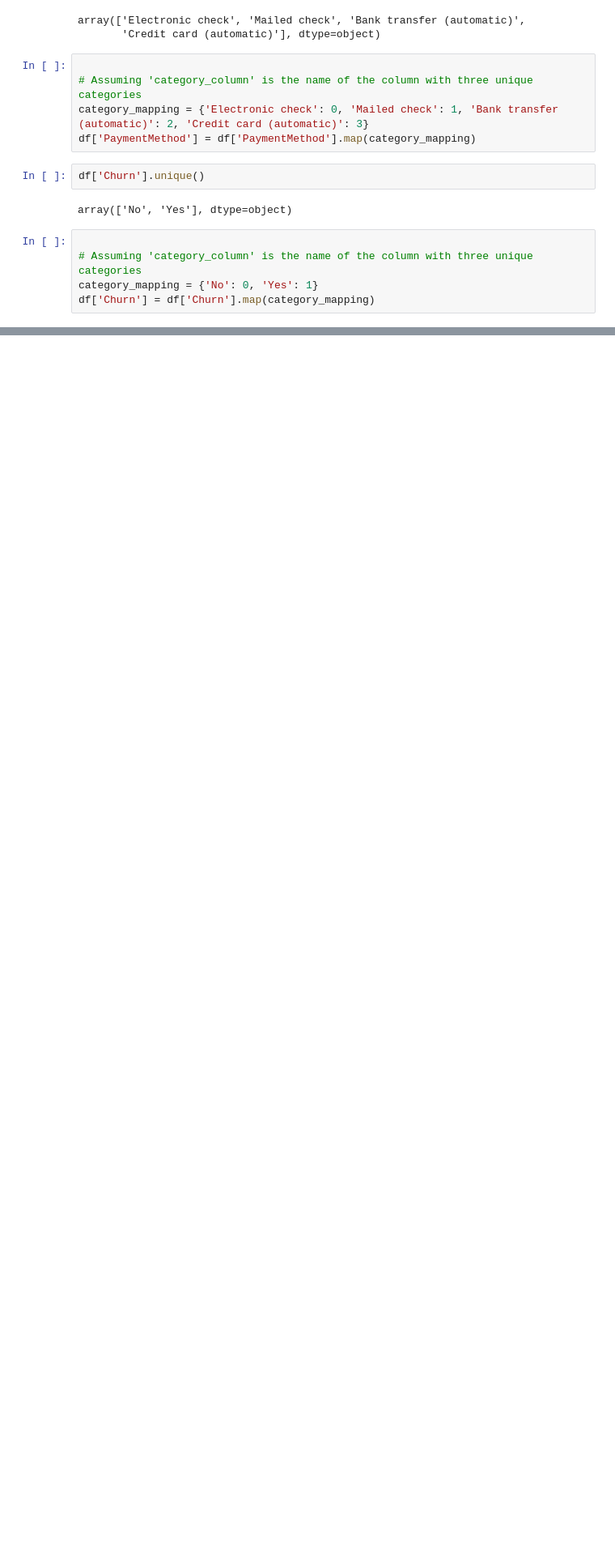
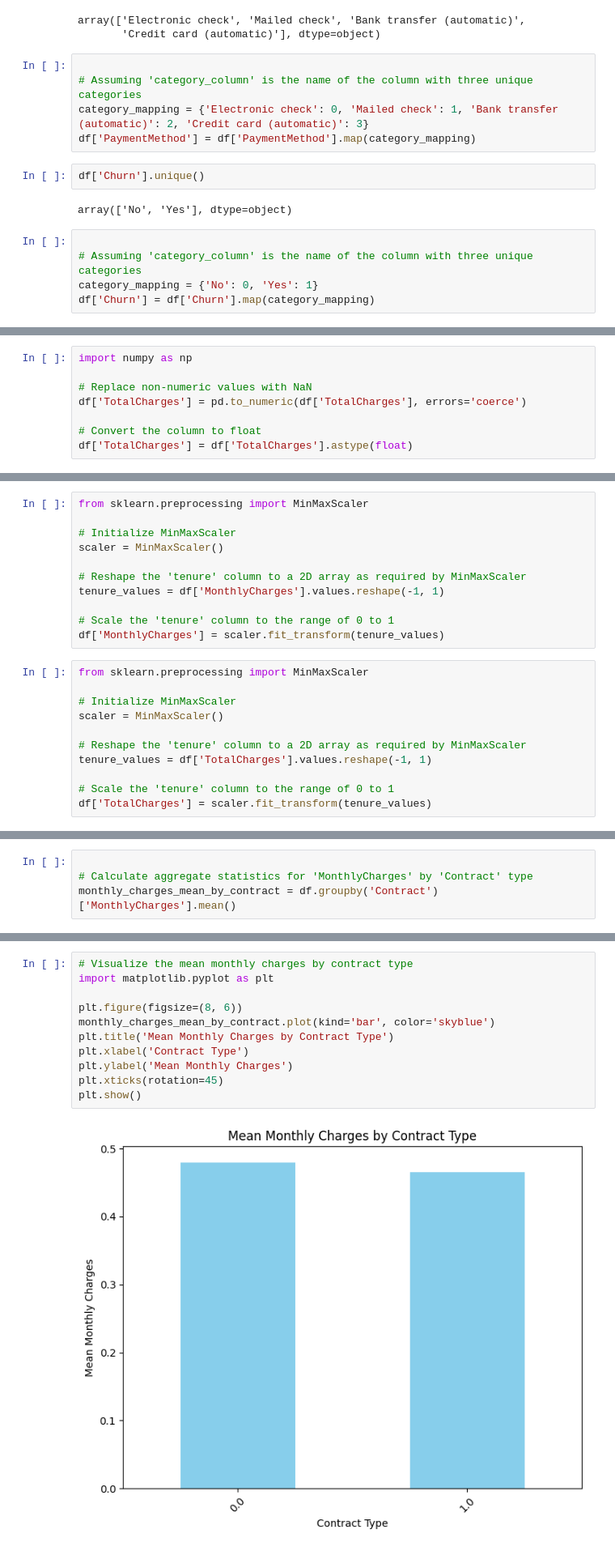
Before and after one commit to AnitaTasnim/Mentorness-ML-internship, a Jupyter notebook: customer_churn.ipynb, the cells around one changed output, grey strips where cells are left out. Shown at 81% size. Drawn from its saved outputs; the diff is of its cells as text; blank space fills up the shorter version.

```diff
--- a/customer_churn.ipynb
+++ b/customer_churn.ipynb
@@ -467,0 +673,8 @@ df.head()
+# %%
+import numpy as np
+
+# Replace non-numeric values with NaN
+df['TotalCharges'] = pd.to_numeric(df['TotalCharges'], errors='coerce')
+
+# Convert the column to float
+df['TotalCharges'] = df['TotalCharges'].astype(float)
@@ -467,0 +712,22 @@ df.head()
+# %%
+from sklearn.preprocessing import MinMaxScaler
+
+# Initialize MinMaxScaler
+scaler = MinMaxScaler()
+
+# Reshape the 'tenure' column to a 2D array as required by MinMaxScaler
+tenure_values = df['MonthlyCharges'].values.reshape(-1, 1)
+
+# Scale the 'tenure' column to the range of 0 to 1
+df['MonthlyCharges'] = scaler.fit_transform(tenure_values)
+# %%
+from sklearn.preprocessing import MinMaxScaler
+
+# Initialize MinMaxScaler
+scaler = MinMaxScaler()
+
+# Reshape the 'tenure' column to a 2D array as required by MinMaxScaler
+tenure_values = df['TotalCharges'].values.reshape(-1, 1)
+
+# Scale the 'tenure' column to the range of 0 to 1
+df['TotalCharges'] = scaler.fit_transform(tenure_values)
@@ -467,0 +775,4 @@ df.head()
+# %%
+
+# Calculate aggregate statistics for 'MonthlyCharges' by 'Contract' type
+monthly_charges_mean_by_contract = df.groupby('Contract')['MonthlyCharges'].mean()
@@ -467,0 +786,13 @@ df.head()
+# %%
+# Visualize the mean monthly charges by contract type
+import matplotlib.pyplot as plt
+
+plt.figure(figsize=(8, 6))
+monthly_charges_mean_by_contract.plot(kind='bar', color='skyblue')
+plt.title('Mean Monthly Charges by Contract Type')
+plt.xlabel('Contract Type')
+plt.ylabel('Mean Monthly Charges')
+plt.xticks(rotation=45)
+plt.show()
+# %% [output]
+[figure, added]
```
Also changed, not shown: parts of 41 cells of this notebook.
